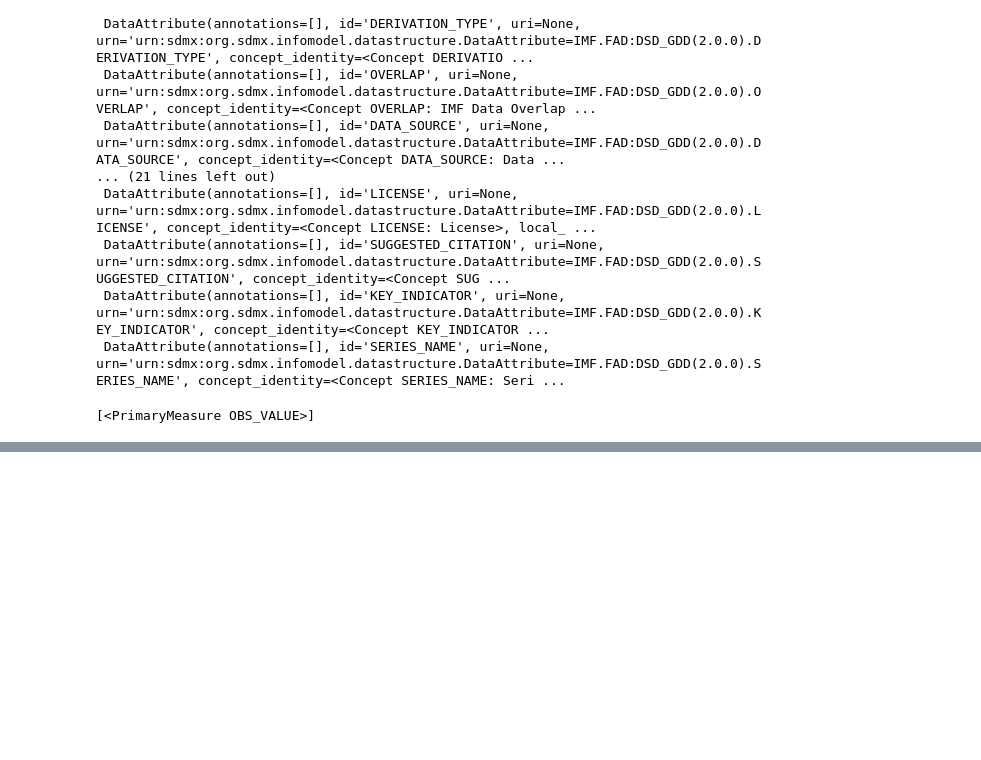
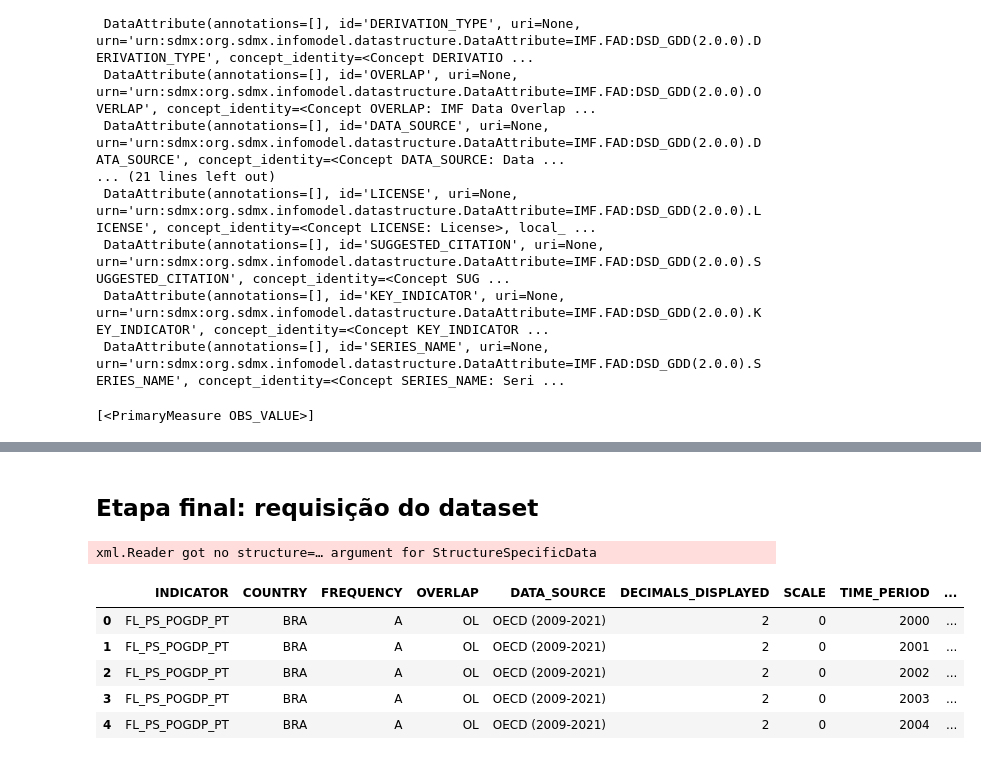
Before and after one commit to caiolamego/TrabalhoSBD2, a Jupyter notebook: base_dados/sdmx.ipynb, the cells around one changed output, grey strips where cells are left out. Drawn from its saved outputs; the diff is of its cells as text; code cells hidden in the pictures; blank space fills up the shorter version.

Commit message:
finalizando exemplo de coleta do gdd

```diff
--- a/base_dados/sdmx.ipynb
+++ b/base_dados/sdmx.ipynb
@@ -207,0 +276,39 @@ estrutura.measures.components
+# %% [markdown]
+## Etapa final: requisição do dataset
+# %%
+import sdmx
+import pandas as pd
+
+
+
+# Cliente IMF
+client = sdmx.Client("IMF_DATA")
+
+
+key = 'BRA+USA.FL_S13_POGDP_PT+FL_PS_POGDP_PT.A'
+
+# Parâmetros de tempo e atributos
+params = dict(
+    startPeriod="2000"
+)
+
+# Baixar os dados
+data_msg = client.data("GDD", key=key, params=params, dsd=estrutura)
+
+# Converter para pandas DataFrame
+df = sdmx.to_pandas(
+    data_msg,
+    #datetime="TIME_PERIOD"
+    )
+
+df = df.reset_index()
+
+display(df.head())
+# %% [output]
+xml.Reader got no structure=… argument for StructureSpecificData
+|  | INDICATOR | COUNTRY | FREQUENCY | OVERLAP | DATA_SOURCE | DECIMALS_DISPLAYED | SCALE | TIME_PERIOD | ... |
+| 0 | FL_PS_POGDP_PT | BRA | A | OL | OECD (2009-2021) | 2 | 0 | 2000 | ... |
+| 1 | FL_PS_POGDP_PT | BRA | A | OL | OECD (2009-2021) | 2 | 0 | 2001 | ... |
+| 2 | FL_PS_POGDP_PT | BRA | A | OL | OECD (2009-2021) | 2 | 0 | 2002 | ... |
+| 3 | FL_PS_POGDP_PT | BRA | A | OL | OECD (2009-2021) | 2 | 0 | 2003 | ... |
+| 4 | FL_PS_POGDP_PT | BRA | A | OL | OECD (2009-2021) | 2 | 0 | 2004 | ... |
```
Also changed, not shown: parts of 4 cells of this notebook.
